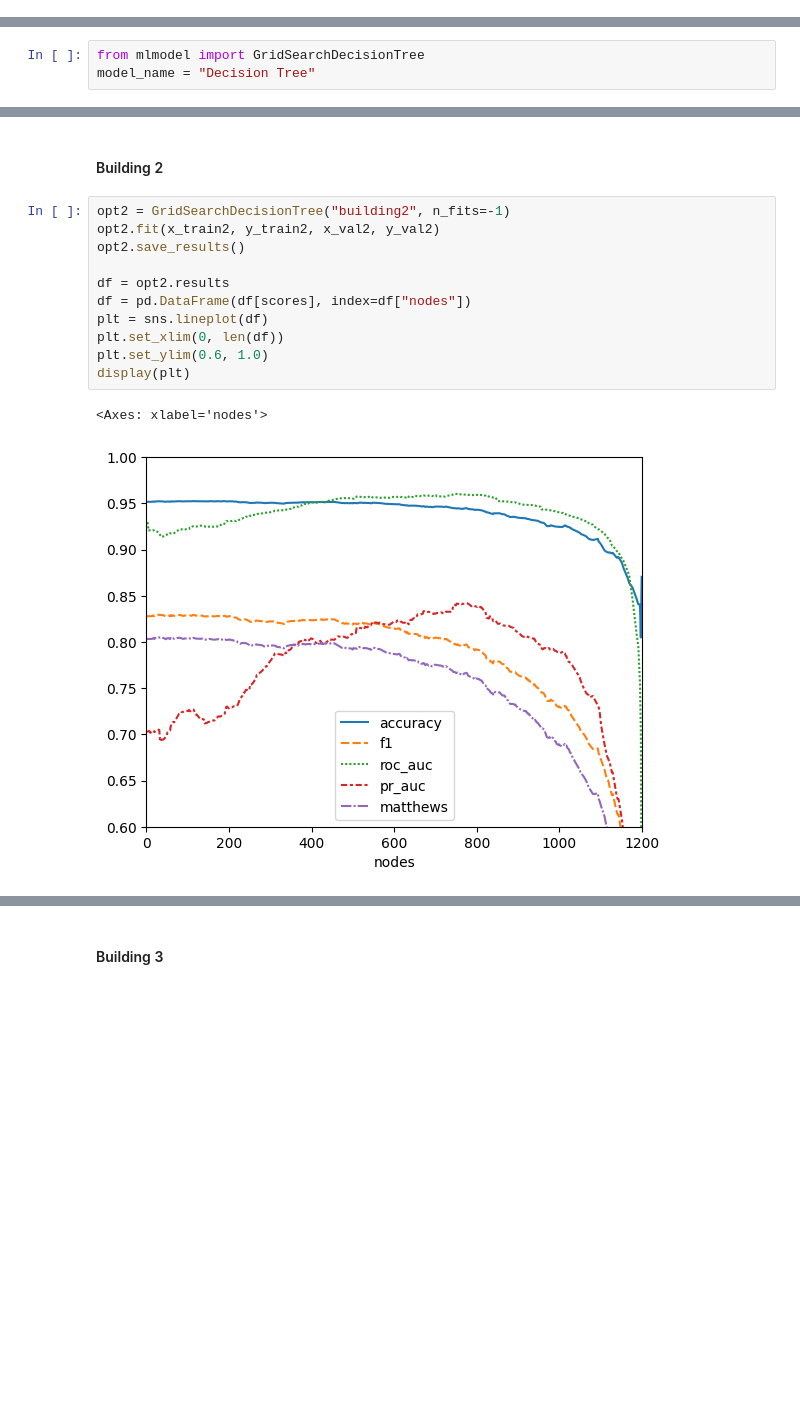
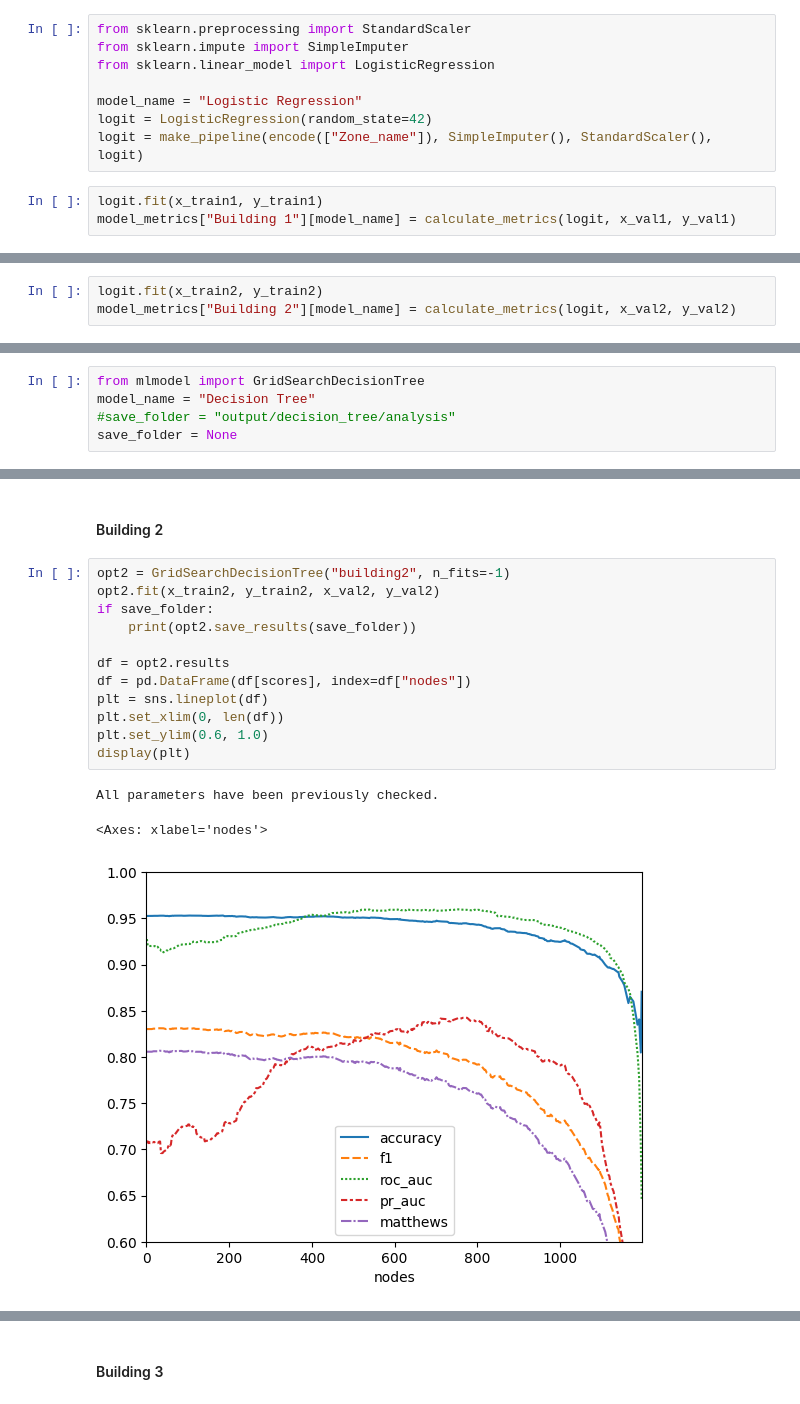
Before and after one commit to hossainmuntasir/MachineLearningModel, a Jupyter notebook: mlmodels/model_comparison.ipynb, the cells around one changed output, grey strips where cells are left out. Cells and saved outputs as stored; diff of their text form; blank space fills up the shorter version.

```diff
--- a/mlmodels/model_comparison.ipynb
+++ b/mlmodels/model_comparison.ipynb
@@ -262,0 +323,11 @@ weighted avg     0.9918    0.9918    0.9918     61241
+# %%
+from sklearn.preprocessing import StandardScaler
+from sklearn.impute import SimpleImputer
+from sklearn.linear_model import LogisticRegression
+
+model_name = "Logistic Regression"
+logit = LogisticRegression(random_state=42)
+logit = make_pipeline(encode(["Zone_name"]), SimpleImputer(), StandardScaler(), logit)
+# %%
+logit.fit(x_train1, y_train1)
+model_metrics["Building 1"][model_name] = calculate_metrics(logit, x_val1, y_val1)
@@ -262,0 +343,3 @@ weighted avg     0.9918    0.9918    0.9918     61241
+# %%
+logit.fit(x_train2, y_train2)
+model_metrics["Building 2"][model_name] = calculate_metrics(logit, x_val2, y_val2)
@@ -298,6 +409,8 @@ tuned_metrics = {f"Building {n+1}": {} for n in range(3)}
 # %%
 from mlmodel import GridSearchDecisionTree
 model_name = "Decision Tree"
+#save_folder = "output/decision_tree/analysis"
+save_folder = None
 # %% [markdown]
 #### Building 1
 # %%
@@ -330,17 +445,19 @@ weighted avg     0.9997    0.9997    0.9997    103686
 # %%
 opt2 = GridSearchDecisionTree("building2", n_fits=-1)
 opt2.fit(x_train2, y_train2, x_val2, y_val2)
-opt2.save_results()
+if save_folder:
+    print(opt2.save_results(save_folder))
 
 df = opt2.results
 df = pd.DataFrame(df[scores], index=df["nodes"])
 plt = sns.lineplot(df)
 plt.set_xlim(0, len(df))
 plt.set_ylim(0.6, 1.0)
 display(plt)
 # %% [output]
-<Axes: xlabel='nodes'>
+All parameters have been previously checked.
+<Axes: xlabel='nodes'>
-[figure, old version]
+[figure, new version]
 # %%
 tuned_metrics["Building 2"][model_name] = calculate_metrics(opt2.model, x_test2, y_test2)
 # %% [output]
```
Also changed, not shown: parts of 45 cells of this notebook, 12 other files.
